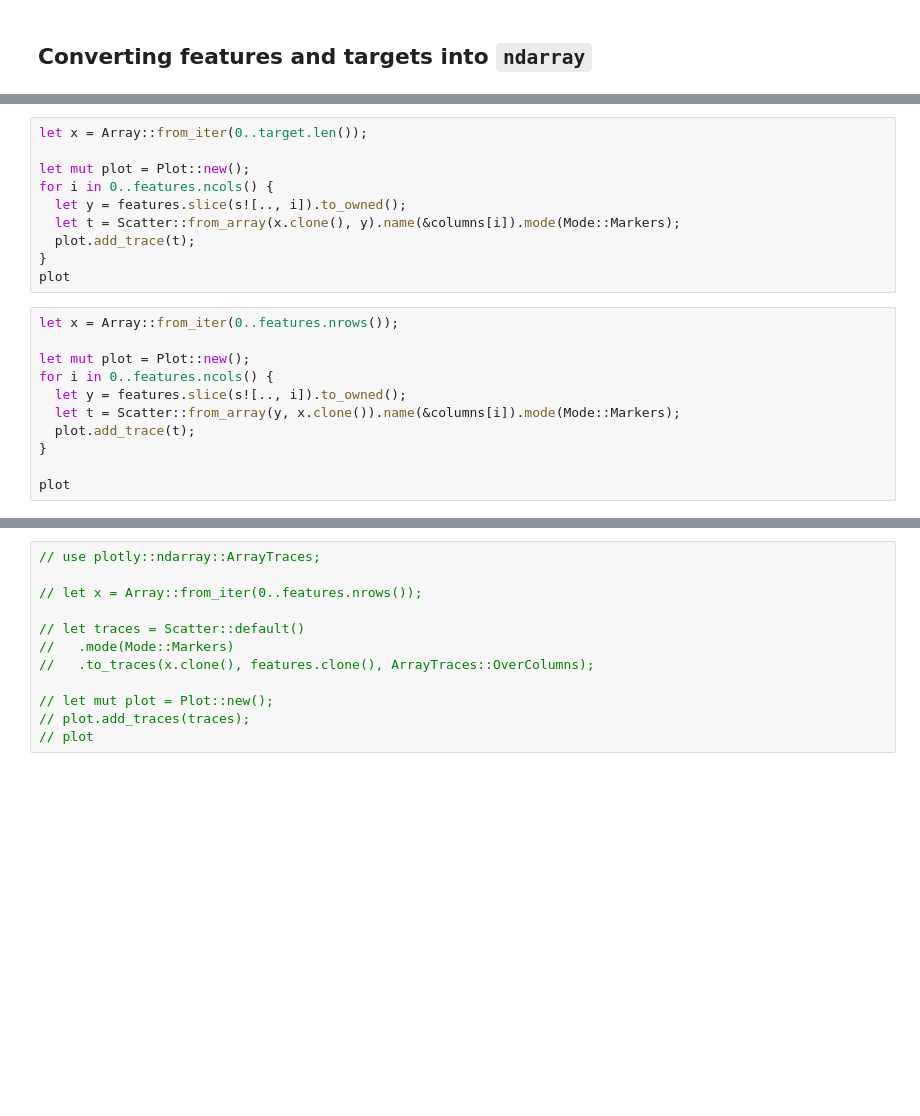
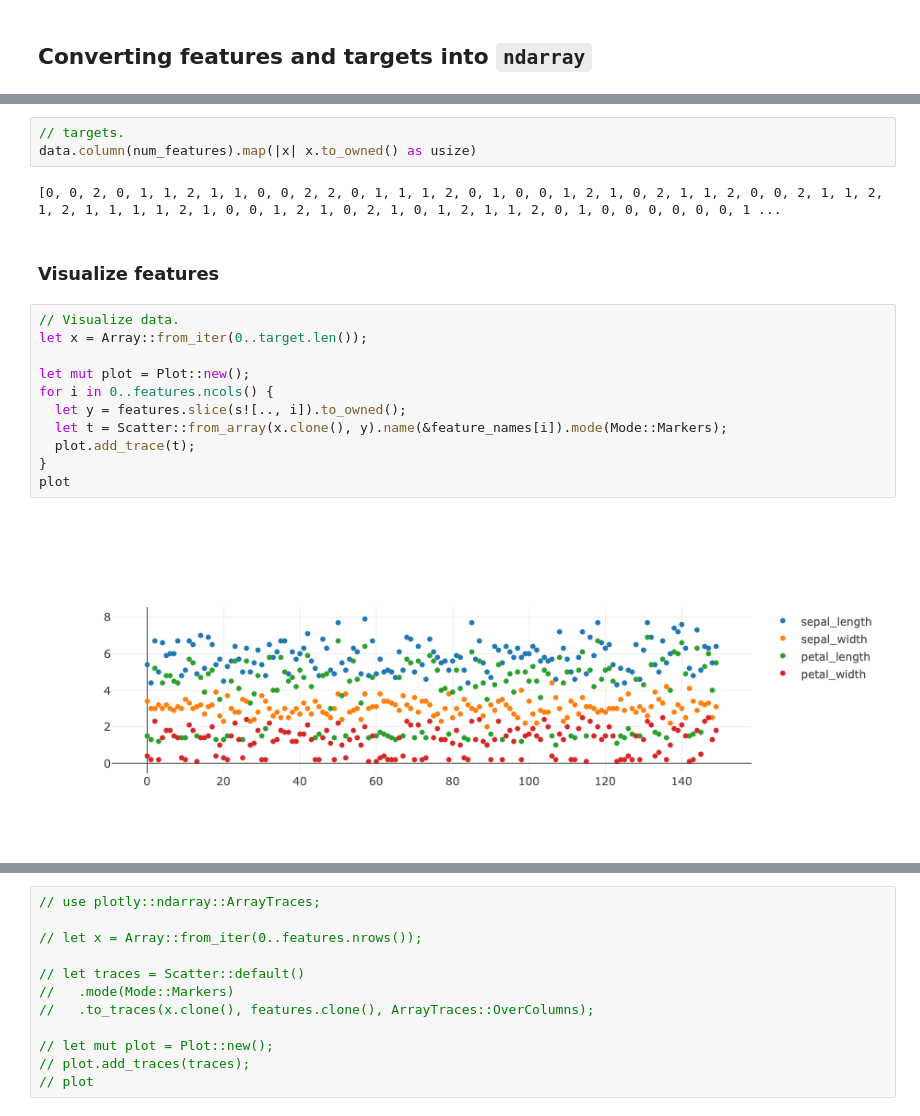
Before and after one commit to victor-iyi/iris, a Jupyter notebook: examples/data.ipynb, the cells around one changed output, grey strips where cells are left out. Saved outputs shown, nothing was run; the diff lists cells and outputs as text; blank space fills up the shorter version.

```diff
--- a/examples/data.ipynb
+++ b/examples/data.ipynb
@@ -266,21 +350,0 @@ features
-# %%
-let x = Array::from_iter(0..target.len());
-
-let mut plot = Plot::new();
-for i in 0..features.ncols() {
-  let y = features.slice(s![.., i]).to_owned();
-  let t = Scatter::from_array(x.clone(), y).name(&columns[i]).mode(Mode::Markers);
-  plot.add_trace(t);
-}
-plot
-# %%
-let x = Array::from_iter(0..features.nrows());
-
-let mut plot = Plot::new();
-for i in 0..features.ncols() {
-  let y = features.slice(s![.., i]).to_owned();
-  let t = Scatter::from_array(y, x.clone()).name(&columns[i]).mode(Mode::Markers);
-  plot.add_trace(t);
-}
-
-plot
@@ -290,0 +382,20 @@ features.slice(s![.., 2])
+# %%
+// targets.
+data.column(num_features).map(|x| x.to_owned() as usize)
+# %% [output]
+[0, 0, 2, 0, 1, 1, 2, 1, 1, 0, 0, 2, 2, 0, 1, 1, 1, 2, 0, 1, 0, 0, 1, 2, 1, 0, 2, 1, 1, 2, 0, 0, 2, 1, 1, 2, 1, 2, 1, 1, 1, 1, 2, 1, 0, 0, 1, 2, 1, 0, 2, 1, 0, 1, 2, 1, 1, 2, 0, 1, 0, 0, 0, 0, 0, 0, 1 ...
+# %% [markdown]
+### Visualize features
+# %%
+// Visualize data.
+let x = Array::from_iter(0..target.len());
+
+let mut plot = Plot::new();
+for i in 0..features.ncols() {
+  let y = features.slice(s![.., i]).to_owned();
+  let t = Scatter::from_array(x.clone(), y).name(&feature_names[i]).mode(Mode::Markers);
+  plot.add_trace(t);
+}
+plot
+# %% [output]
+[figure, added]
```
Also changed, not shown: parts of 35 cells of this notebook.
